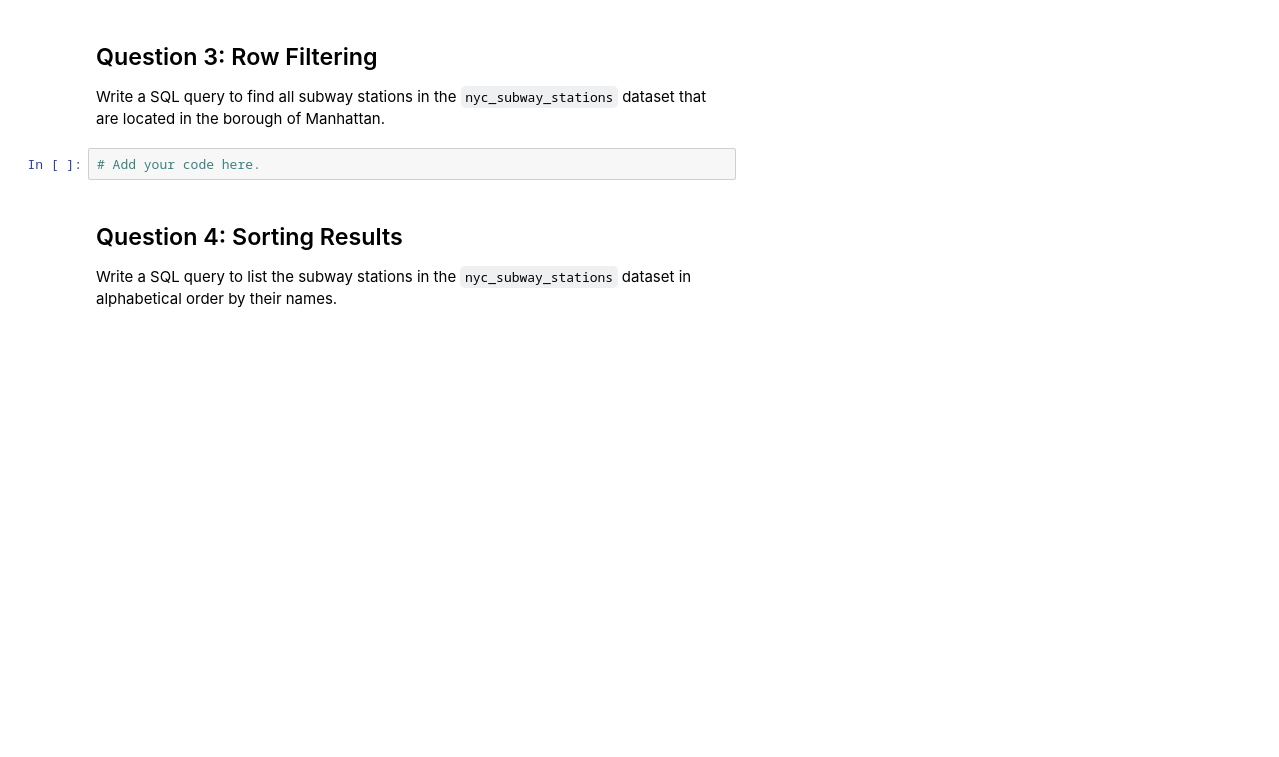
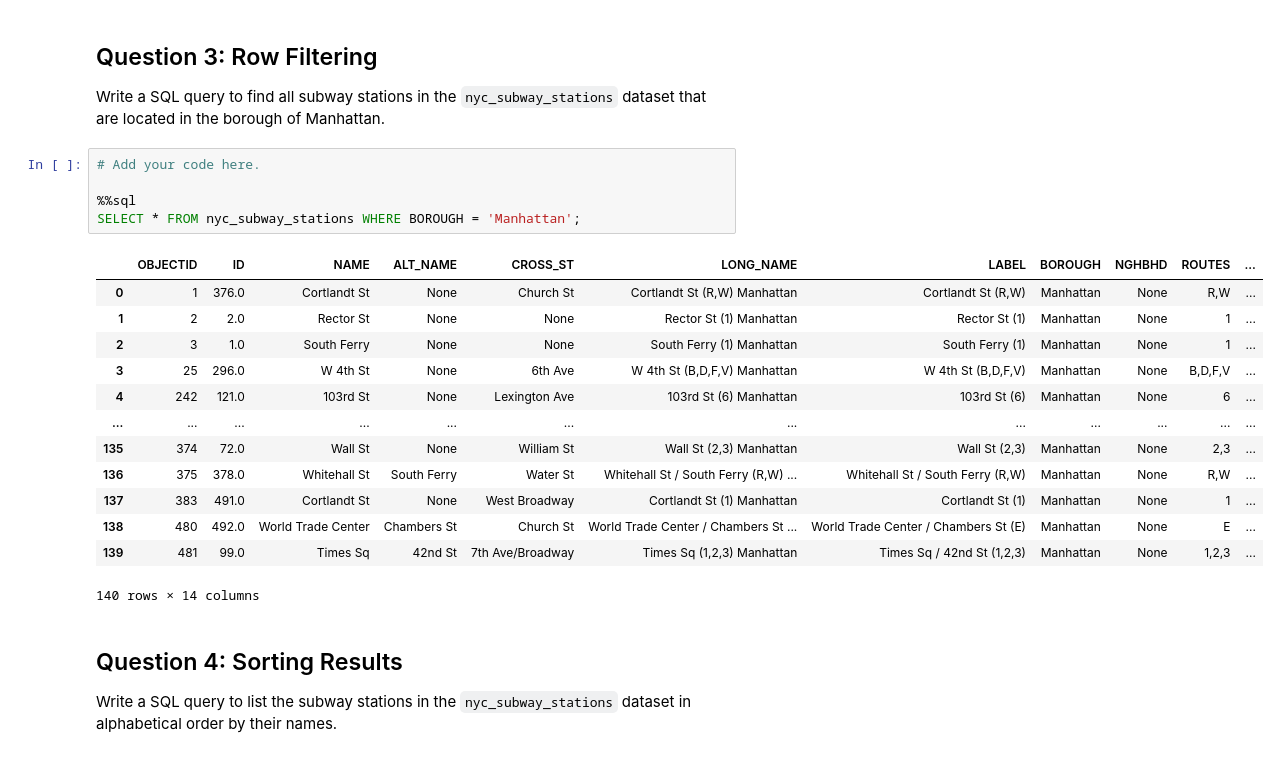
Before and after one commit to Cihshee/CASA0025, a Jupyter notebook: notebooks/W02_lab.ipynb, the cells around one changed output. Saved outputs shown, nothing was run; the diff lists cells and outputs as text; blank space fills up the shorter version.

```diff
--- a/notebooks/W02_lab.ipynb
+++ b/notebooks/W02_lab.ipynb
@@ -82,6 +133,23 @@ Write a SQL query to display the `ID`, `NAME`, and `BOROUGH` of each subway stat
 Write a SQL query to find all subway stations in the `nyc_subway_stations` dataset that are located in the borough of Manhattan.
 # %%
 # Add your code here.
+
+%%sql
+SELECT * FROM nyc_subway_stations WHERE BOROUGH = 'Manhattan';
+# %% [output]
+|  | OBJECTID | ID | NAME | ALT_NAME | CROSS_ST | LONG_NAME | LABEL | BOROUGH | NGHBHD | ROUTES | ... |
+| 0 | 1 | 376.0 | Cortlandt St | None | Church St | Cortlandt St (R,W) Manhattan | Cortlandt St (R,W) | Manhattan | None | R,W | ... |
+| 1 | 2 | 2.0 | Rector St | None | None | Rector St (1) Manhattan | Rector St (1) | Manhattan | None | 1 | ... |
+| 2 | 3 | 1.0 | South Ferry | None | None | South Ferry (1) Manhattan | South Ferry (1) | Manhattan | None | 1 | ... |
+| 3 | 25 | 296.0 | W 4th St | None | 6th Ave | W 4th St (B,D,F,V) Manhattan | W 4th St (B,D,F,V) | Manhattan | None | B,D,F,V | ... |
+| 4 | 242 | 121.0 | 103rd St | None | Lexington Ave | 103rd St (6) Manhattan | 103rd St (6) | Manhattan | None | 6 | ... |
+| ... | ... | ... | ... | ... | ... | ... | ... | ... | ... | ... | ... |
+| 135 | 374 | 72.0 | Wall St | None | William St | Wall St (2,3) Manhattan | Wall St (2,3) | Manhattan | None | 2,3 | ... |
+| 136 | 375 | 378.0 | Whitehall St | South Ferry | Water St | Whitehall St / South Ferry (R,W) ... | Whitehall St / South Ferry (R,W) | Manhattan | None | R,W | ... |
+| 137 | 383 | 491.0 | Cortlandt St | None | West Broadway | Cortlandt St (1) Manhattan | Cortlandt St (1) | Manhattan | None | 1 | ... |
+| 138 | 480 | 492.0 | World Trade Center | Chambers St | Church St | World Trade Center / Chambers St ... | World Trade Center / Chambers St (E) | Manhattan | None | E | ... |
+| 139 | 481 | 99.0 | Times Sq | 42nd St | 7th Ave/Broadway | Times Sq (1,2,3) Manhattan | Times Sq / 42nd St (1,2,3) | Manhattan | None | 1,2,3 | ... |
+140 rows × 14 columns
 # %% [markdown]
 ## Question 4: Sorting Results
 
```
Also changed, not shown: parts of 6 cells of this notebook.
